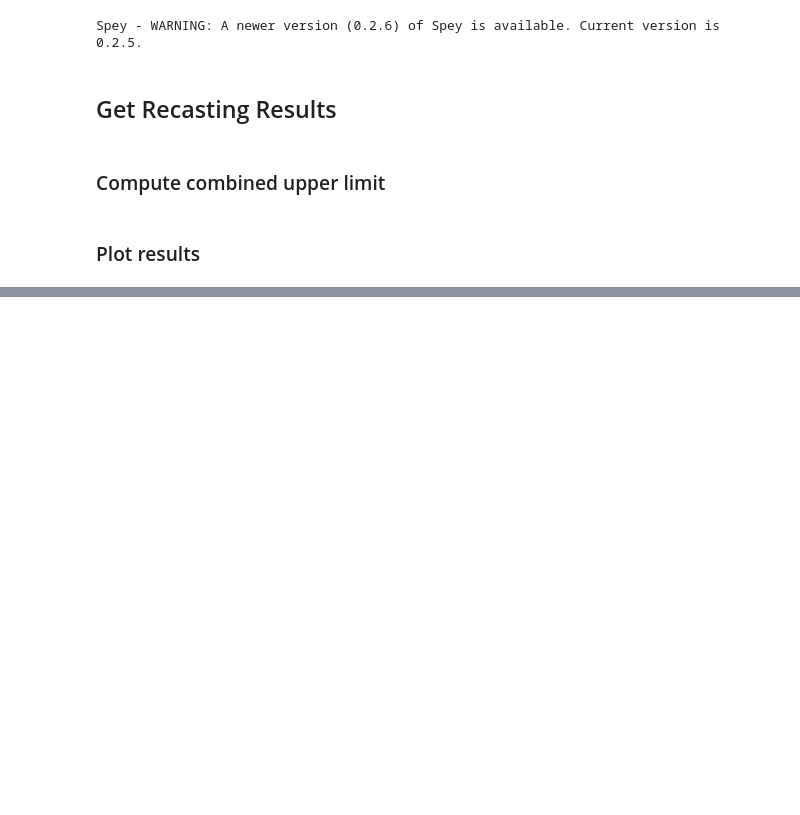
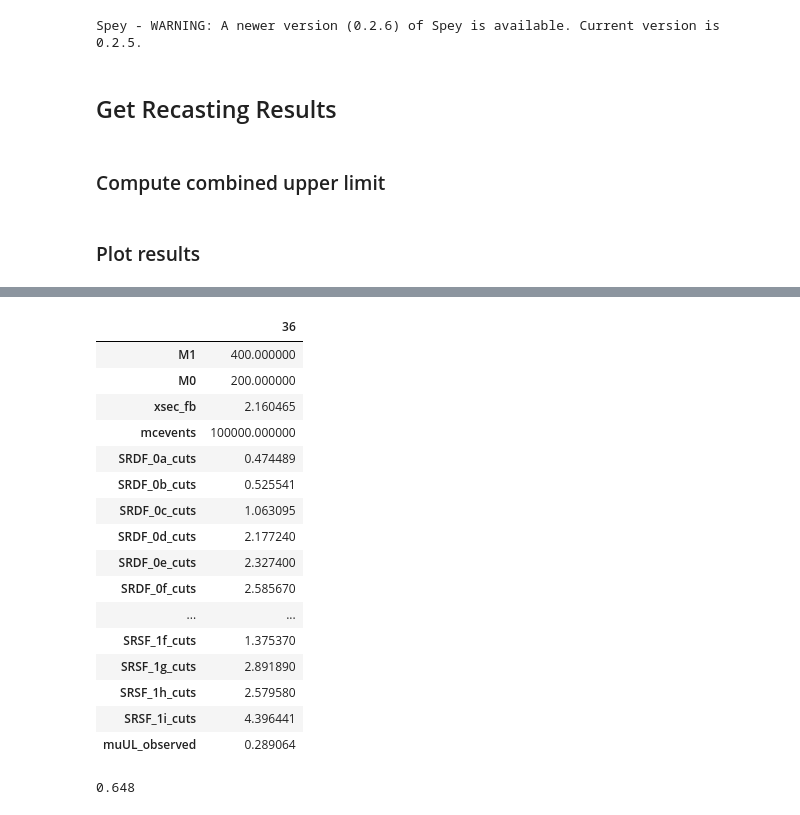
Before and after one commit to andlessa/LowTRHFIMP, a Jupyter notebook: plotHeHe_exclusion.ipynb, the cells around one changed output, grey strips where cells are left out. Cells and saved outputs as stored; diff of their text form; code cells hidden in the pictures; blank space fills up the shorter version.

```diff
--- a/plotHeHe_exclusion.ipynb
+++ b/plotHeHe_exclusion.ipynb
@@ -83,0 +90,24 @@ plt.show()
+# %%
+resultsDF[(resultsDF['M1'] == 400) & (resultsDF['M0'] == 200)].T
+# %% [output]
+|  | 36 |
+| M1 | 400.000000 |
+| M0 | 200.000000 |
+| xsec_fb | 2.160465 |
+| mcevents | 100000.000000 |
+| SRDF_0a_cuts | 0.474489 |
+| SRDF_0b_cuts | 0.525541 |
+| SRDF_0c_cuts | 1.063095 |
+| SRDF_0d_cuts | 2.177240 |
+| SRDF_0e_cuts | 2.327400 |
+| SRDF_0f_cuts | 2.585670 |
+| ... | ... |
+| SRSF_1f_cuts | 1.375370 |
+| SRSF_1g_cuts | 2.891890 |
+| SRSF_1h_cuts | 2.579580 |
+| SRSF_1i_cuts | 4.396441 |
+| muUL_observed | 0.289064 |
+# %%
+0.3*2.16
+# %% [output]
+0.648
```
Also changed, not shown: parts of 2 cells of this notebook.
